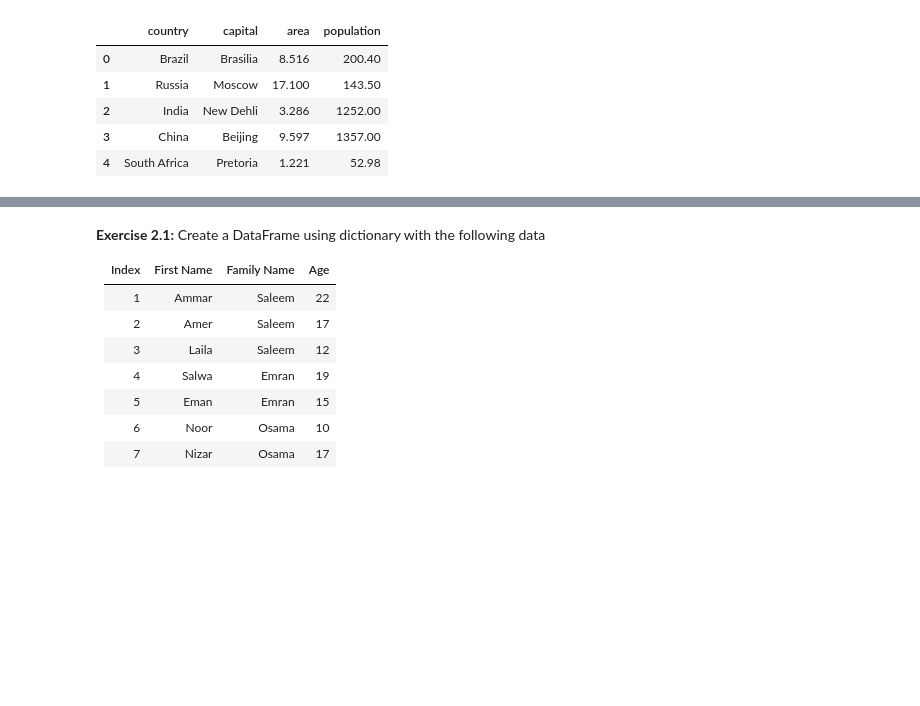
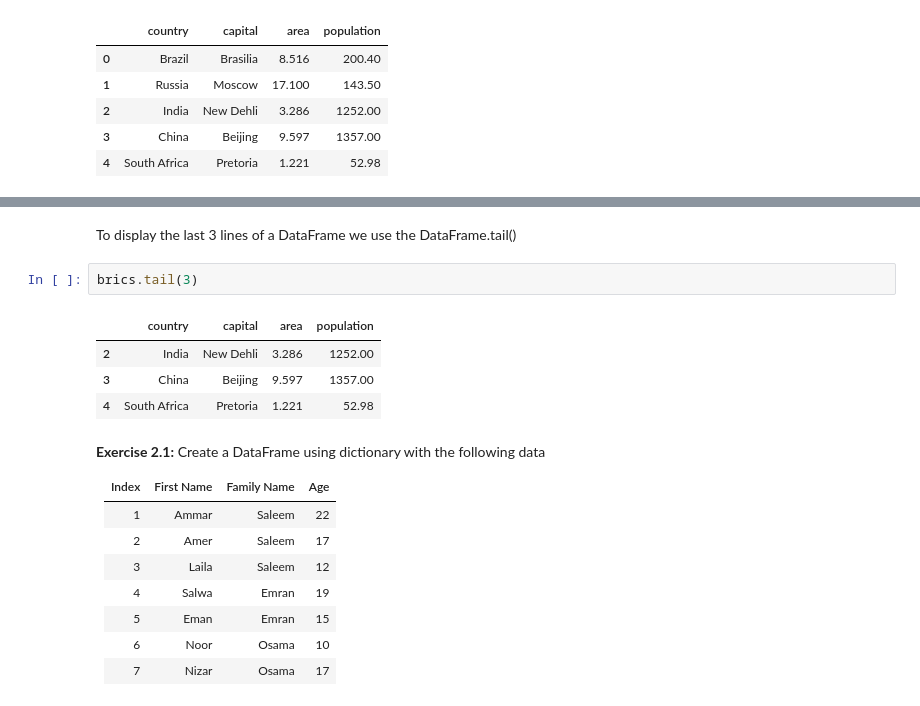
Before and after one commit to mkjubran/IntroToPython-NonIT, a Jupyter notebook: PandasBasics.ipynb, the cells around one changed output, grey strips where cells are left out. Saved outputs shown, nothing was run; the diff lists cells and outputs as text; blank space fills up the shorter version.

```diff
--- a/PandasBasics.ipynb
+++ b/PandasBasics.ipynb
@@ -62,3 +71,12 @@ This is the Pandas DataFrame
+# %% [markdown]
+To display the last 3 lines of a DataFrame we use the DataFrame.tail()
+# %%
+brics.tail(3)
+# %% [output]
+|  | country | capital | area | population |
+| 2 | India | New Dehli | 3.286 | 1252.00 |
+| 3 | China | Beijing | 9.597 | 1357.00 |
+| 4 | South Africa | Pretoria | 1.221 | 52.98 |
 # %% [markdown]
 **Exercise 2.1:** Create a DataFrame using dictionary with the following data
 
```
Also changed, not shown: parts of 31 cells of this notebook.
